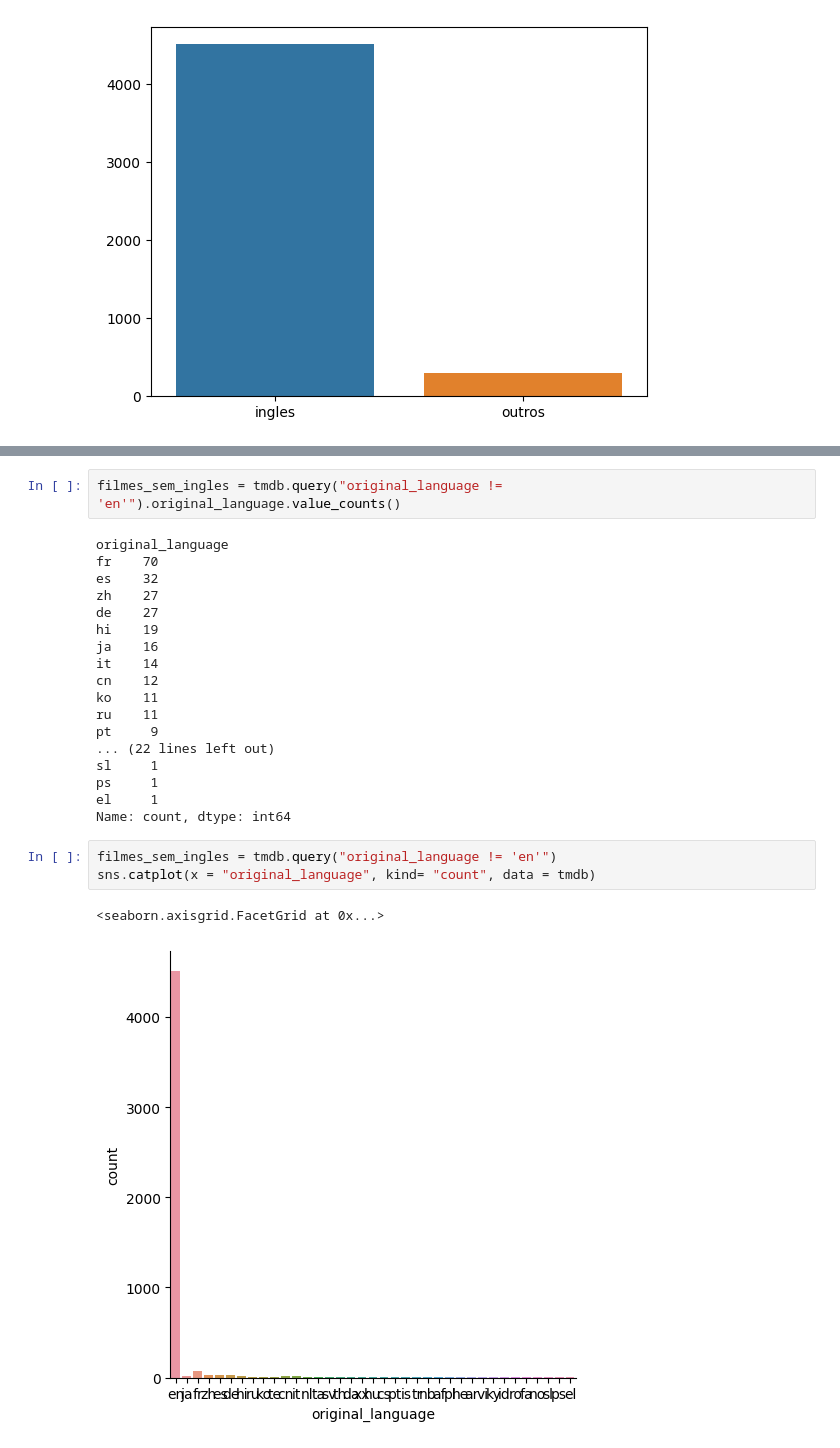
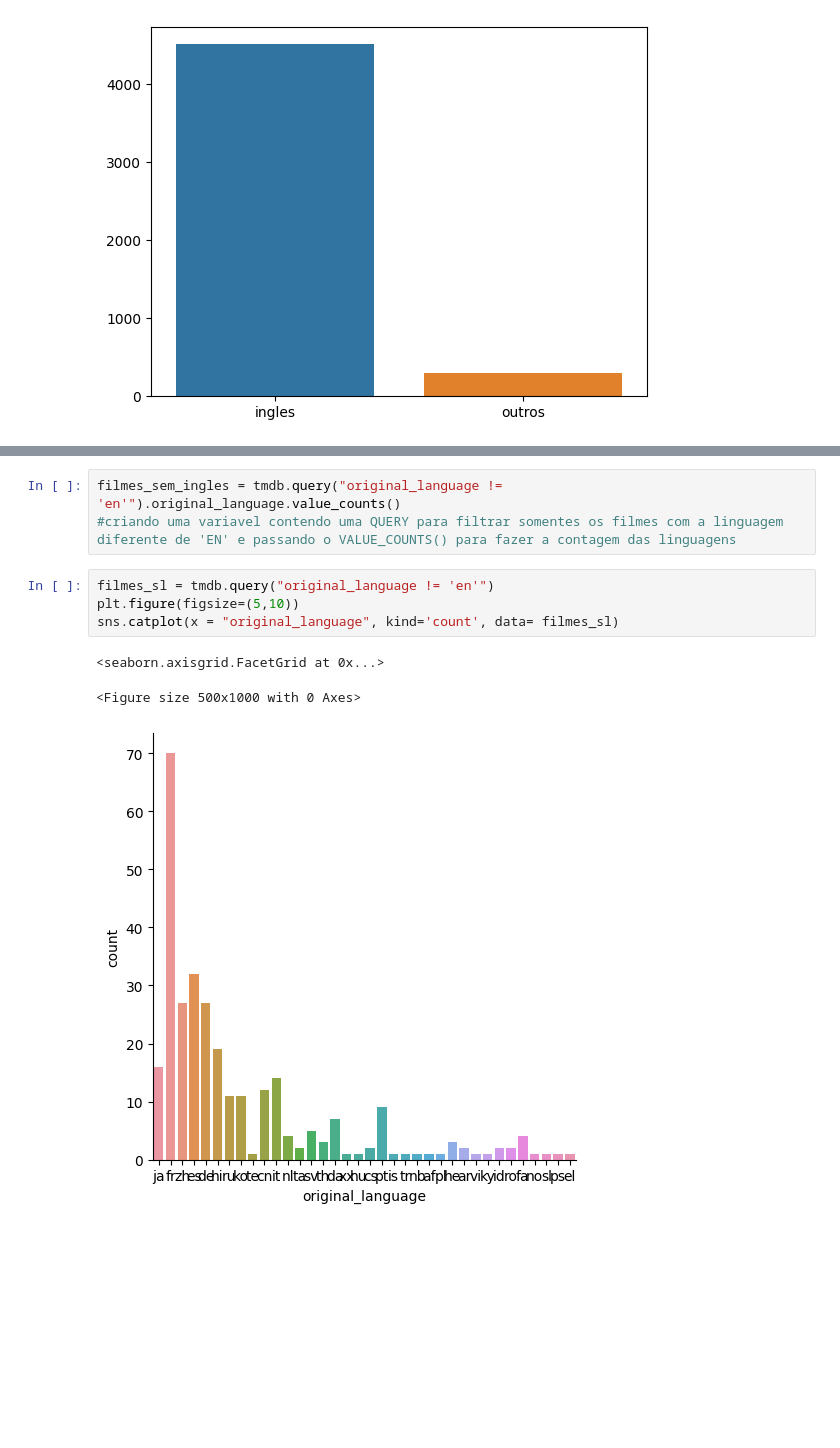
Before and after one commit to euninha1/data_science, a Jupyter notebook: introducao_ds.ipynb, the cells around one changed output, grey strips where cells are left out. Saved outputs shown, nothing was run; the diff lists cells and outputs as text; blank space fills up the shorter version.

Commit message:
Refinando Visualizações

```diff
--- a/introducao_ds.ipynb
+++ b/introducao_ds.ipynb
@@ -332,29 +332,14 @@ tmdb.head()
 | 2 | 245000000 | [{"id": 28, "name": "Action"}, {"... | http://www.sonypictures.com/movie... | 206647 | [{"id": 470, "name": "spy"}, {"id... | en | Spectre | A cryptic message from Bond’s pas... | ... |
 | 3 | 250000000 | [{"id": 28, "name": "Action"}, {"... | http://www.thedarkknightrises.com/ | 49026 | [{"id": 849, "name": "dc comics"}... | en | The Dark Knight Rises | Following the death of District A... | ... |
 | 4 | 260000000 | [{"id": 28, "name": "Action"}, {"... | http://movies.disney.com/john-carter | 49529 | [{"id": 818, "name": "based on no... | en | John Carter | John Carter is a war-weary, forme... | ... |
-# %%
-filmes_sem_ingles = tmdb.query("original_language != 'en'").original_language.value_counts()
-# %% [output]
-original_language
-fr    70
-es    32
-zh    27
-de    27
-hi    19
-ja    16
-it    14
-cn    12
-ko    11
-ru    11
-pt     9
-... (22 lines left out)
-sl     1
-ps     1
-el     1
-Name: count, dtype: int64
+# %%
+filmes_sem_ingles = tmdb.query("original_language != 'en'").original_language.value_counts()
+#criando uma variavel contendo uma QUERY para filtrar somentes os filmes com a linguagem diferente de 'EN' e passando o VALUE_COUNTS() para fazer a contagem das linguagens
 # %%
-filmes_sem_ingles = tmdb.query("original_language != 'en'")
-sns.catplot(x = "original_language", kind= "count", data = tmdb)
+filmes_sl = tmdb.query("original_language != 'en'")
+plt.figure(figsize=(5,10))
+sns.catplot(x = "original_language", kind='count', data= filmes_sl)
 # %% [output]
 <seaborn.axisgrid.FacetGrid at 0x...>
+<Figure size 500x1000 with 0 Axes>
-[figure, old version]
+[figure, new version]
```
Also changed, not shown: parts of 4 cells of this notebook.
